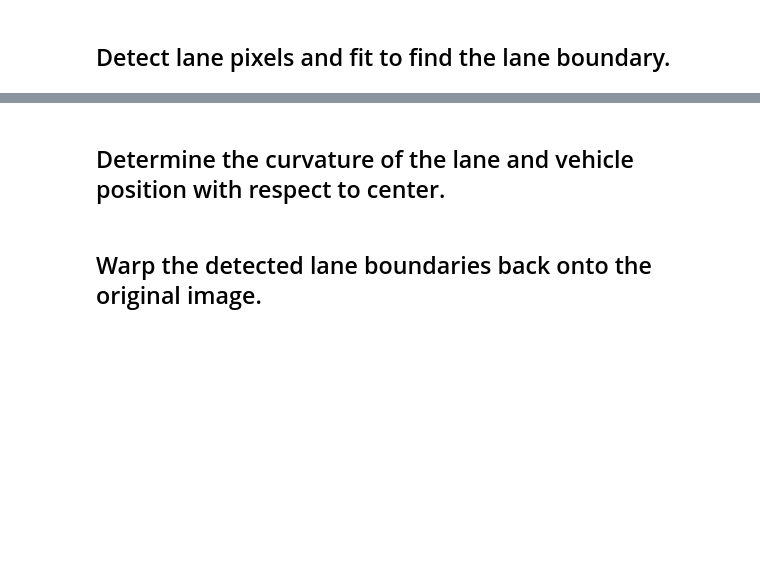
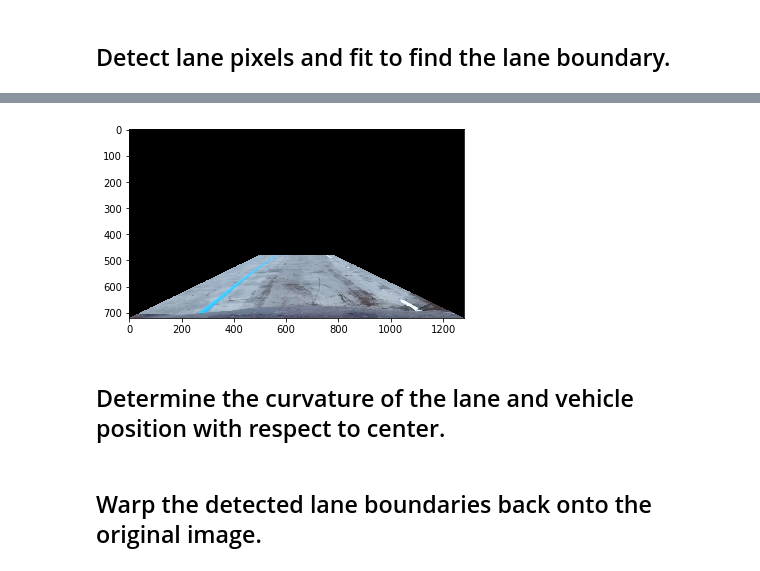
Before and after one commit to Leon-Cao/Second_Project_of_Auto_Drive_udacity, a Jupyter notebook: Advanced_Lane_Finding.ipynb, the cells around one changed output, grey strips where cells are left out. Cells and saved outputs as stored; diff of their text form; code cells hidden in the pictures; blank space fills up the shorter version.

```diff
--- a/Advanced_Lane_Finding.ipynb
+++ b/Advanced_Lane_Finding.ipynb
@@ -359,2 +354,99 @@ plt.subplots_adjust(left=0., right=1, top=0.9, bottom=0.)
 # %% [markdown]
 ## Detect lane pixels and fit to find the lane boundary.
+# %%
+def region_of_interest(img, vertices):
+    """
+    Applies an image mask.
+
+    Only keeps the region of the image defined by the polygon
+    formed from `vertices`. The rest of the image is set to black.
+    `vertices` should be a numpy array of integer points.
+    """
+    #defining a blank mask to start with
+    mask = np.zeros_like(img)
+
+    #defining a 3 channel or 1 channel color to fill the mask with depending on the input image
+    if len(img.shape) > 2:
+        channel_count = img.shape[2]  # i.e. 3 or 4 depending on your image
+        ignore_mask_color = (255,) * channel_count
+    else:
+        ignore_mask_color = 255
+
+    #filling pixels inside the polygon defined by "vertices" with the fill color
+    cv2.fillPoly(mask, vertices, ignore_mask_color)
+
+    #returning the image only where mask pixels are nonzero
+    masked_image = cv2.bitwise_and(img, mask)
+    return masked_image
+
+def find_interesting_range_of_image(image, center_point, miniY):
+    '''
+    Return interesting range of a image. The interesting range is identified by center_point and miniY.
+    miniY must larger than axis-y of center_point
+    vertices point order: leftBottom, leftTop, rightTop, rightBottom
+    '''
+    if miniY < center_point[1]:
+        return False, np.array([[0]], dtype=np.int32)
+    imshape = image.shape
+
+    # set interesting region
+    maxY = imshape[0]
+    left_slope = (center_point[1] - imshape[0])/(center_point[0] - 0)
+    leftB = center_point[1] - (left_slope * center_point[0])
+    right_slope = (imshape[0] - center_point[1])/(imshape[1] - center_point[0])
+    rightB = center_point[1] - (right_slope * center_point[0])
+
+    left_topx = np.int32((miniY - leftB)/left_slope)
+    right_topx = np.int32((miniY - rightB)/right_slope)
+    #print(left_topx, right_topx)
+    vertices = np.array([[(0,maxY),(left_topx, miniY), (right_topx, miniY), (imshape[1], maxY)]], dtype=np.int32)
+
+    return True, vertices
+
+def find_center_point(image):
+    center_point = np.uint32([image.shape[1]/2, (image.shape[0]/7)*4])
+    return center_point
+def find_minimal_y(iamge):
+    miniY = np.uint32((image.shape[0]/3)*2)
+    return miniY
+def cvt_interesting_range_2_topview_retangle(imshape, vertices):
+    vertices_2d = vertices[0]
+    print("2d vertices", vertices_2d)
+    topviewBottomLeftX = np.int32((imshape[1]/10)*2)
+    topviewBottomRightX = imshape[1] - topviewBottomLeftX
+
+    eyeviewTopXs = []
+    vertices_hs = np.dstack(vertices_2d)
+    #print("vertices_hs[0]",vertices_hs[0,0])
+    for x in vertices_hs[0,0]:
+        if(x > 0) & (x<imshape[1]):
+            eyeviewTopXs.append(x)
+    print("eyeviewTopXs", eyeviewTopXs)
+    eveviewTopLineLen = np.absolute(eyeviewTopXs[0]- eyeviewTopXs[1])
+    print("eyeviewTopLineLen", eveviewTopLineLen)
+
+    eyeviewTopleftX = np.int32((eveviewTopLineLen/10)*2)
+    print("vertices_2d[0,0]", vertices_2d[1,0])
+
+
+
+    #topViewVertices = np.array([(topviewLeftX,imshape[0]),(topviewLeftX,0),(topviewRightX,0),(topviewRightX, imshape[0])], dtype=np.int32)
+
+
+testImage = cv2.imread('test_images/test1.jpg')
+undistImage = cv2.undistort(testImage, mtx, dist, None, mtx)
+centerPoint = find_center_point(undistImage)
+
+miniY = find_minimal_y(image)
+print(centerPoint, miniY)
+ret, vertices = find_interesting_range_of_image(image, centerPoint, miniY)
+if ret == True:
+    print("vertices", vertices)
+    masked_edges = region_of_interest(undistImage, vertices)
+    plt.imshow(masked_edges)
+else:
+    print("Center point and miniY mismatch")
+cvt_interesting_range_2_topview_retangle(undistImage.shape, vertices)
+#topviewImage = bird_view_transform(undistImage, vertices, topViewVertices)
+#plt.imshow(topviewImage)
+# %% [output]
@@ -361,3 +465,4 @@ plt.subplots_adjust(left=0., right=1, top=0.9, bottom=0.)
+[figure, added]
 # %% [markdown]
 ## Determine the curvature of the lane and vehicle position with respect to center.
 # %% [markdown]
```
Also changed, not shown: parts of 2 cells of this notebook.
